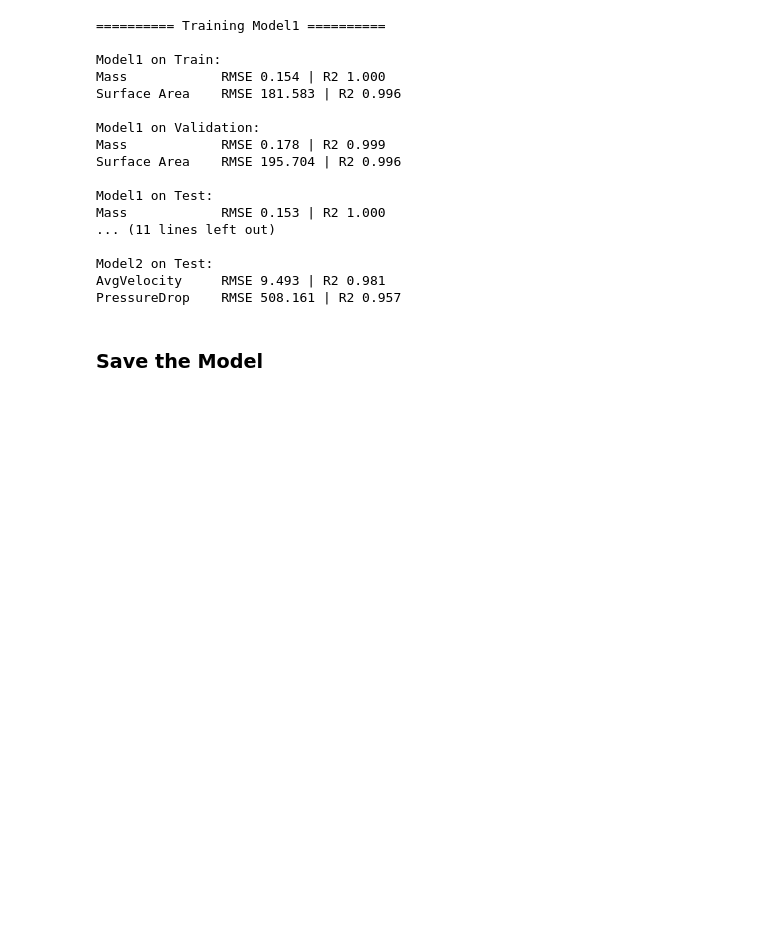
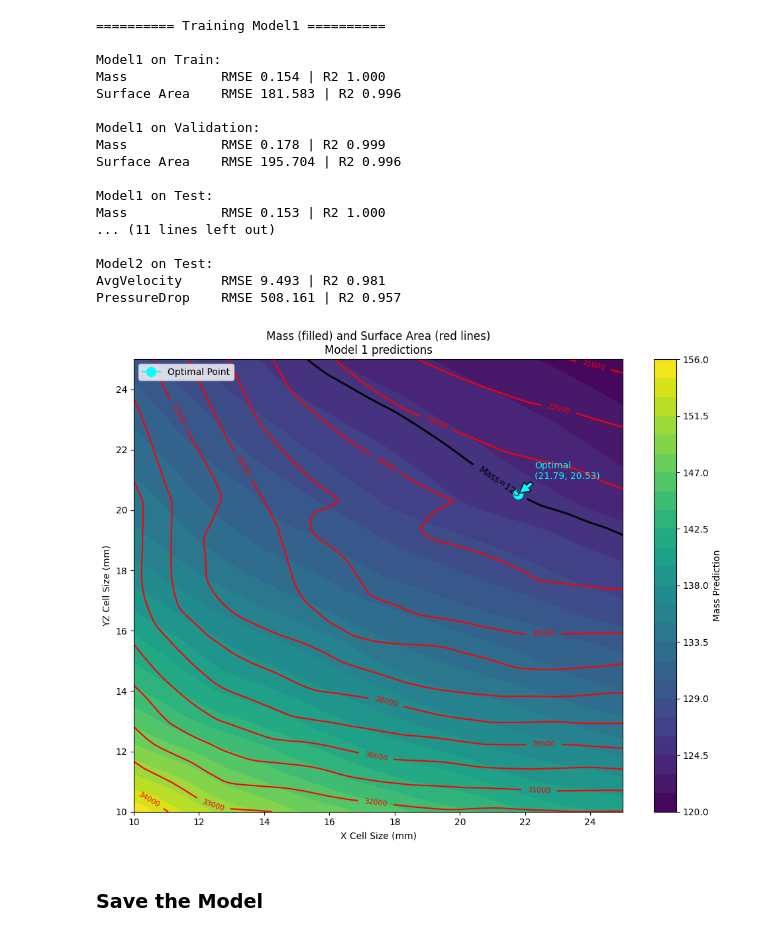
Before and after one commit to Toni0704/ntop, a Jupyter notebook: code.ipynb, the cells around one changed output. Saved outputs shown, nothing was run; the diff lists cells and outputs as text; code cells hidden in the pictures; blank space fills up the shorter version.

```diff
--- a/code.ipynb
+++ b/code.ipynb
@@ -258,6 +258,55 @@ Mass            RMSE 0.153 | R2 1.000
 Model2 on Test:
 AvgVelocity     RMSE 9.493 | R2 0.981
 PressureDrop    RMSE 508.161 | R2 0.957
+# %%
+import numpy as np
+import matplotlib.pyplot as plt
+
+# Define grid for X and YZ cell sizes
+x_vals = np.linspace(10, 25, 100)
+yz_vals = np.linspace(10, 25, 100)
+X_grid, YZ_grid = np.meshgrid(x_vals, yz_vals)
+
+# Predict mass and surface area for each grid point using Model1
+mass_pred = np.zeros_like(X_grid)
+surface_area_pred = np.zeros_like(X_grid)
+
+for i in range(X_grid.shape[0]):
+    for j in range(X_grid.shape[1]):
+        x = X_grid[i, j]
+        yz = YZ_grid[i, j]
+        pred = m1.predict(x, yz)
+        mass_pred[i, j] = pred["mass"]
+        surface_area_pred[i, j] = pred["surface_area"]
+
+plt.figure(figsize=(10, 8))
+hm = plt.contourf(X_grid, YZ_grid, mass_pred, levels=30, cmap='viridis')
+plt.colorbar(hm, label="Mass Prediction")
+
+# Overlay contour lines of surface area
+contours = plt.contour(X_grid, YZ_grid, surface_area_pred, levels=15, colors='red')
+plt.clabel(contours, inline=True, fontsize=8, fmt="%.0f")
+
+# Plot the mass=125g constraint line
+constraint_line = plt.contour(X_grid, YZ_grid, mass_pred, levels=[125], colors='black', linewidths=2)
+plt.clabel(constraint_line, fmt="Mass=125", fontsize=10)
+
+# Mark the optimal point
+optimal_x = 21.787
+optimal_yz = 20.529
+plt.plot(optimal_x, optimal_yz, marker='o', markersize=10, color='cyan', label='Optimal Point')
+plt.annotate(f'Optimal\n({optimal_x:.2f}, {optimal_yz:.2f})',
+             xy=(optimal_x, optimal_yz), xytext=(optimal_x+0.5, optimal_yz+0.5),
+             arrowprops=dict(facecolor='cyan', shrink=0.05), fontsize=10, color='cyan')
+
+plt.xlabel("X Cell Size (mm)")
+plt.ylabel("YZ Cell Size (mm)")
+plt.title("Mass (filled) and Surface Area (red lines)\nModel 1 predictions")
+plt.legend()
+plt.tight_layout()
+plt.show()
+# %% [output]
+[figure, added]
 # %% [markdown]
 ### Save the Model
 # %%
```
Also changed, not shown: 10 other files.
